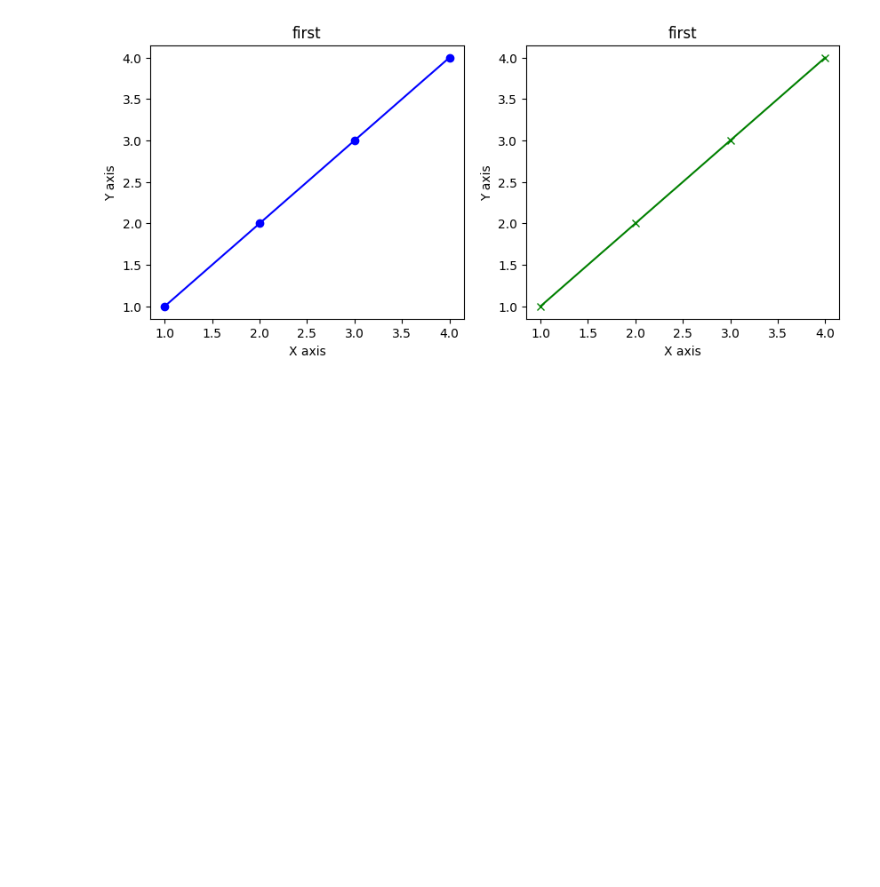
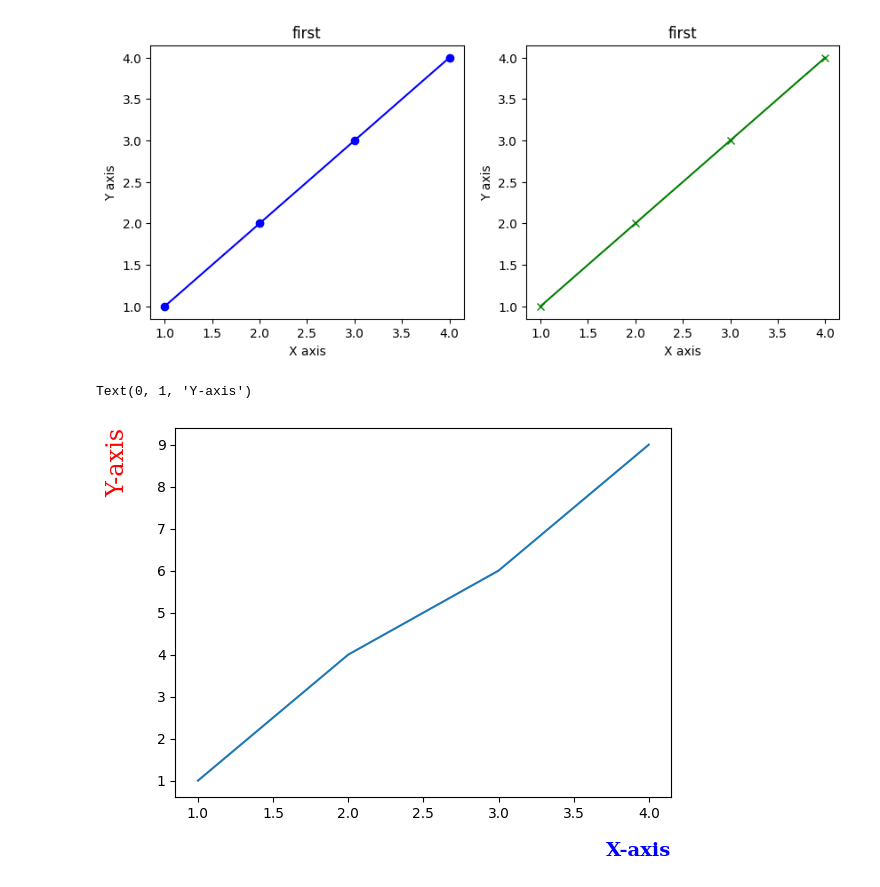
Before and after one commit to n3316202/Gwangsu-AI-Academy-teacher, a Jupyter notebook: 03.시각화/03-데이터시각화-커스텀마이징.ipynb, the cells around one changed output. Drawn from its saved outputs; the diff is of its cells as text; code cells hidden in the pictures; blank space fills up the shorter version.

```diff
--- a/03.시각화/03-데이터시각화-커스텀마이징.ipynb
+++ b/03.시각화/03-데이터시각화-커스텀마이징.ipynb
@@ -65,3 +65,12 @@ ax[1].set_ylabel("Y axis")
 # %% [output]
 Text(0, 0.5, 'Y axis')
 [figure]
+# %%
+# 라벨 관련옵션
+
+plt.plot([1,2,3,4],[1,4,6,9])
+plt.xlabel('X-axis',loc="right",labelpad=15, fontdict={'family': 'serif', 'color': 'b', 'weight': 'bold', 'size': 14})
+plt.ylabel('Y-axis',loc="top",labelpad=20, fontdict={'family': 'serif', 'color': 'r', 'weight': 'normal', 'size': "xx-large"})
+# %% [output]
+Text(0, 1, 'Y-axis')
+[figure, added]
```
